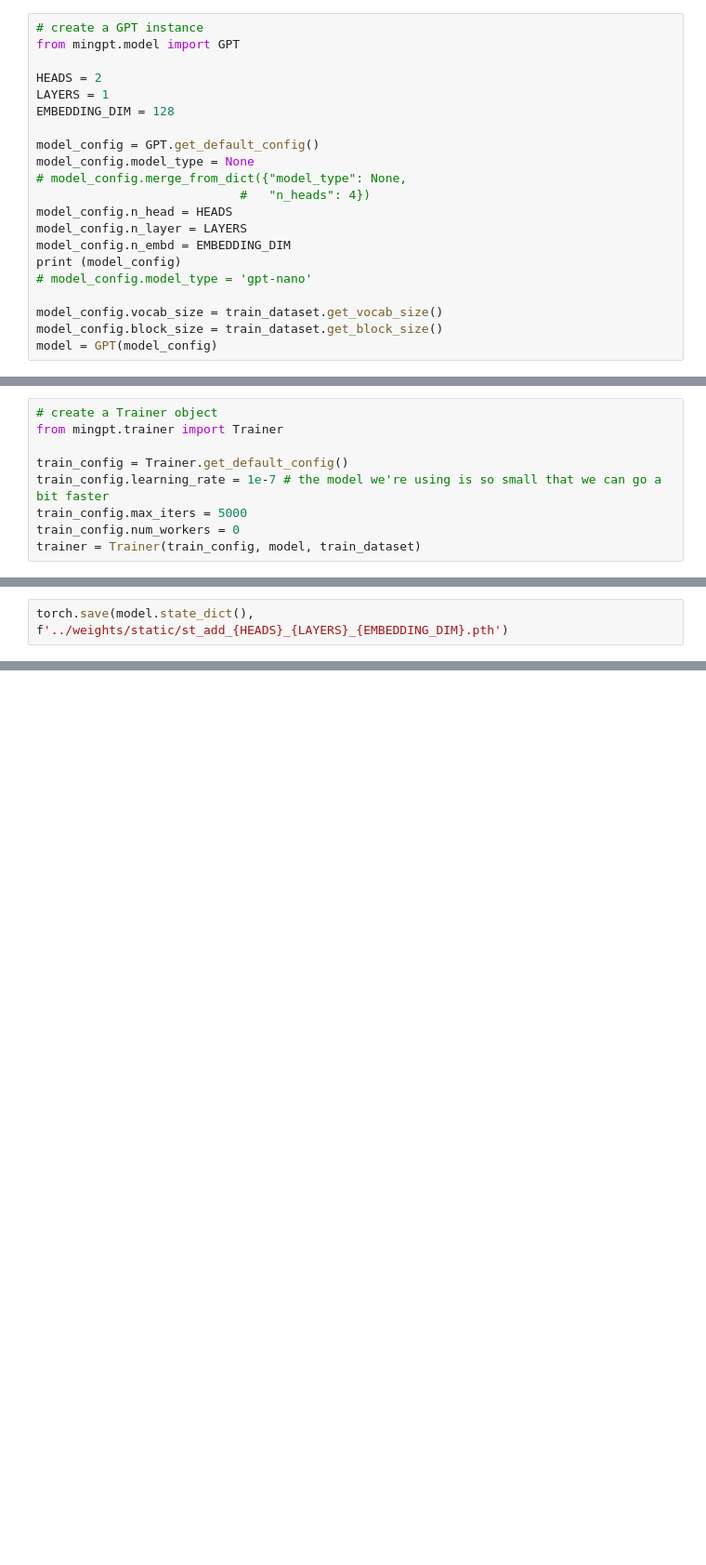
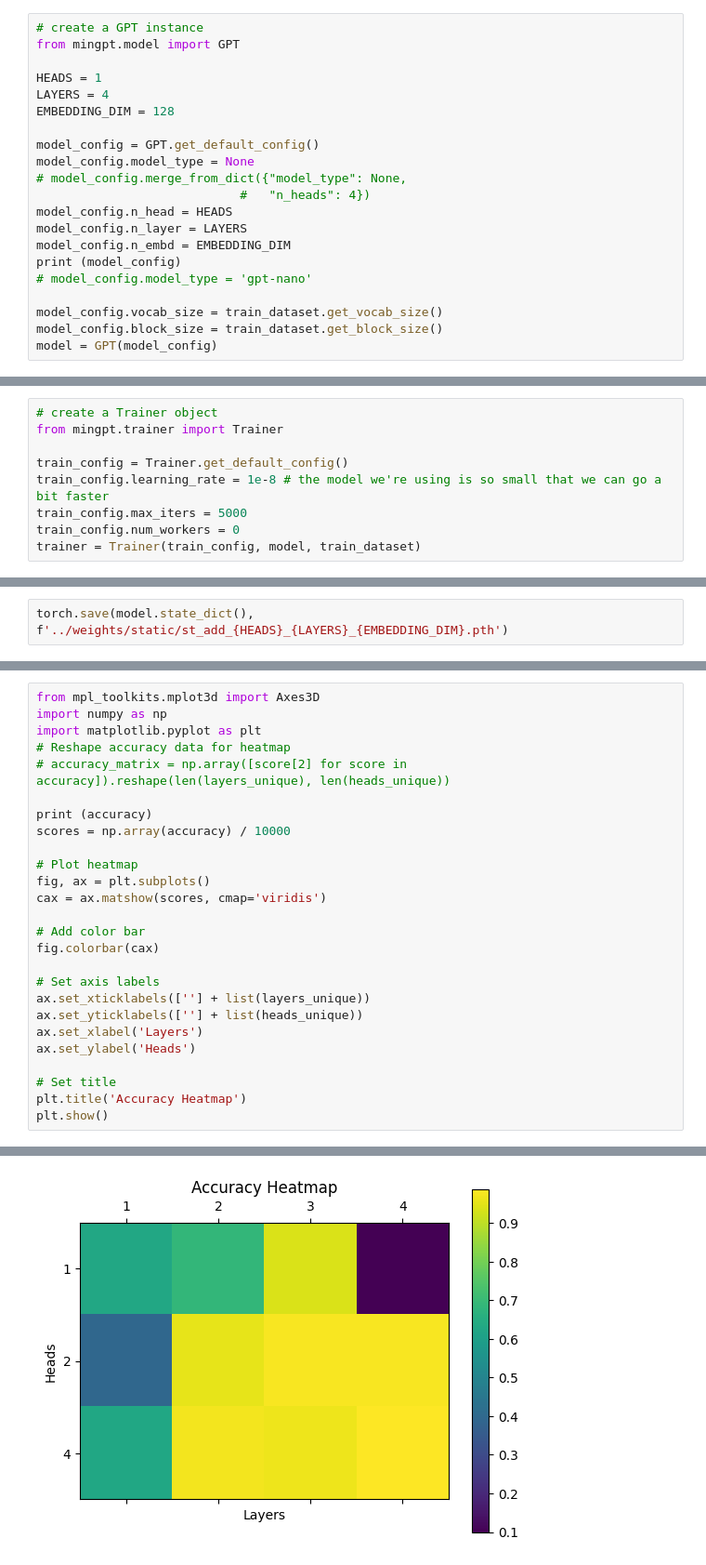
Before and after one commit to RafalLeja/MathGPT, a Jupyter notebook: src/Arithmetic/static_add.ipynb, the cells around one changed output, grey strips where cells are left out. Shown at 93% size. Drawn from its saved outputs; the diff is of its cells as text; blank space fills up the shorter version.

Commit message:
added accuracy visualization

```diff
--- a/src/Arithmetic/static_add.ipynb
+++ b/src/Arithmetic/static_add.ipynb
@@ -100,8 +102,8 @@ tensor([2, 9, 3, 4, 8, 0, 0, 7, 7])
 # create a GPT instance
 from mingpt.model import GPT
 
-HEADS = 2
-LAYERS = 1
+HEADS = 1
+LAYERS = 4
 EMBEDDING_DIM = 128
 
 model_config = GPT.get_default_config()
@@ -142,7 +144,7 @@ if os.path.exists(f'../weights/static/st_add_{HEADS}_{LAYERS}_{EMBEDDING_DIM}.pt
 from mingpt.trainer import Trainer
 
 train_config = Trainer.get_default_config()
-train_config.learning_rate = 1e-7 # the model we're using is so small that we can go a bit faster
+train_config.learning_rate = 1e-8 # the model we're using is so small that we can go a bit faster
 train_config.max_iters = 5000
 train_config.num_workers = 0
 trainer = Trainer(train_config, model, train_dataset)
@@ -243,0 +318,27 @@ torch.save(model.state_dict(), f'../weights/static/st_add_{HEADS}_{LAYERS}_{EMBE
+# %%
+from mpl_toolkits.mplot3d import Axes3D
+import numpy as np
+import matplotlib.pyplot as plt
+# Reshape accuracy data for heatmap
+# accuracy_matrix = np.array([score[2] for score in accuracy]).reshape(len(layers_unique), len(heads_unique))
+
+print (accuracy)
+scores = np.array(accuracy) / 10000
+
+# Plot heatmap
+fig, ax = plt.subplots()
+cax = ax.matshow(scores, cmap='viridis')
+
+# Add color bar
+fig.colorbar(cax)
+
+# Set axis labels
+ax.set_xticklabels([''] + list(layers_unique))
+ax.set_yticklabels([''] + list(heads_unique))
+ax.set_xlabel('Layers')
+ax.set_ylabel('Heads')
+
+# Set title
+plt.title('Accuracy Heatmap')
+plt.show()
+# %% [output]
@@ -243,0 +346 @@ torch.save(model.state_dict(), f'../weights/static/st_add_{HEADS}_{LAYERS}_{EMBE
+[figure, added]
```
Also changed, not shown: parts of 13 cells of this notebook, 1 other file.
